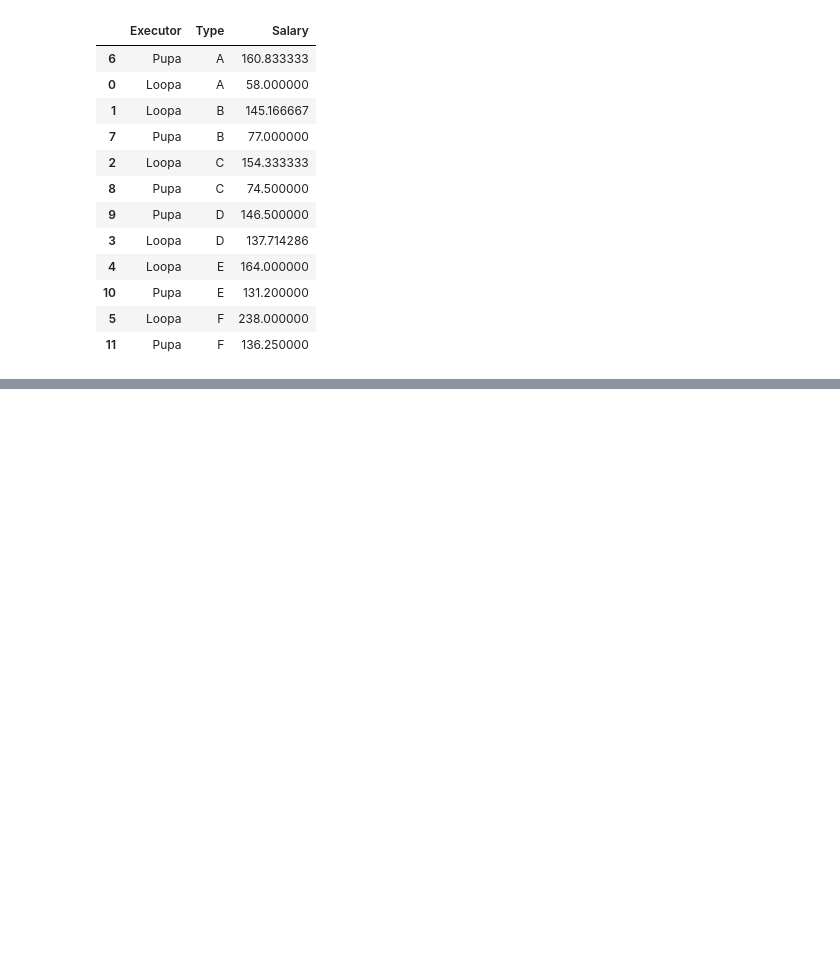
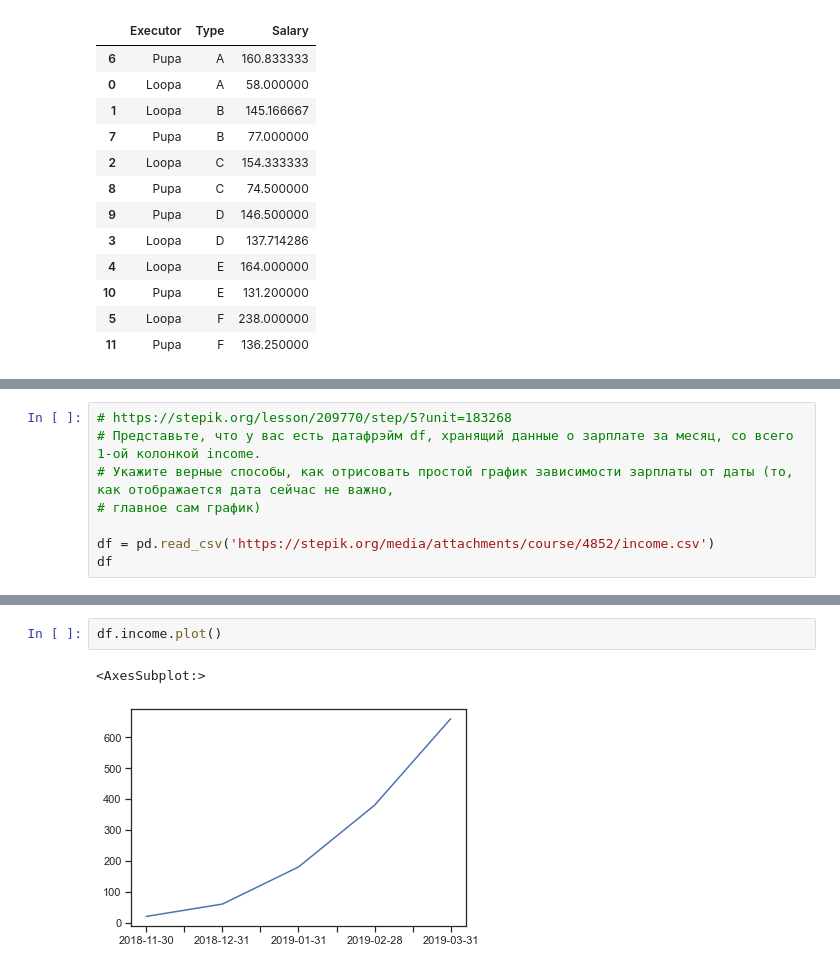
Before and after one commit to vavilovnv/Data-analysis, a Jupyter notebook: Intro to DS and ML/Intro.ipynb, the cells around one changed output, grey strips where cells are left out. Cells and saved outputs as stored; diff of their text form; blank space fills up the shorter version.

```diff
--- a/Intro to DS and ML/Intro.ipynb
+++ b/Intro to DS and ML/Intro.ipynb
@@ -204,0 +334,8 @@ df = pd.read_csv('https://stepik.org/media/attachments/course/4852/accountancy.c
+# %%
+# https://stepik.org/lesson/209770/step/5?unit=183268
+# Представьте, что у вас есть датафрэйм df, хранящий данные о зарплате за месяц, со всего 1-ой колонкой income.
+# Укажите верные способы, как отрисовать простой график зависимости зарплаты от даты (то, как отображается дата сейчас не важно,
+# главное сам график)
+
+df = pd.read_csv('https://stepik.org/media/attachments/course/4852/income.csv')
+df
@@ -204,0 +349,5 @@ df = pd.read_csv('https://stepik.org/media/attachments/course/4852/accountancy.c
+# %%
+df.income.plot()
+# %% [output]
+<AxesSubplot:>
+[figure, added]
```
Also changed, not shown: parts of 25 cells of this notebook.
